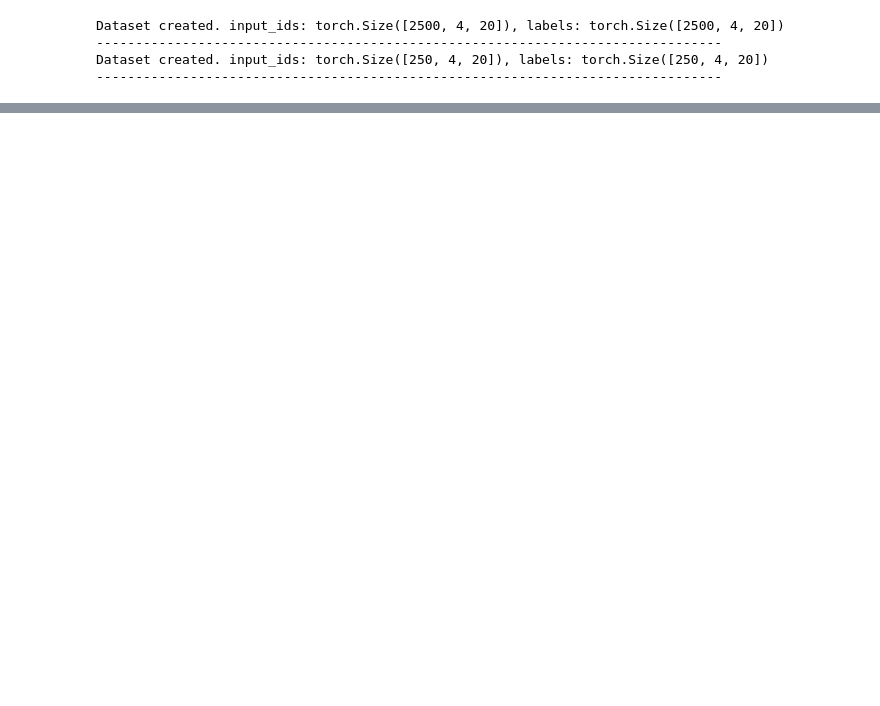
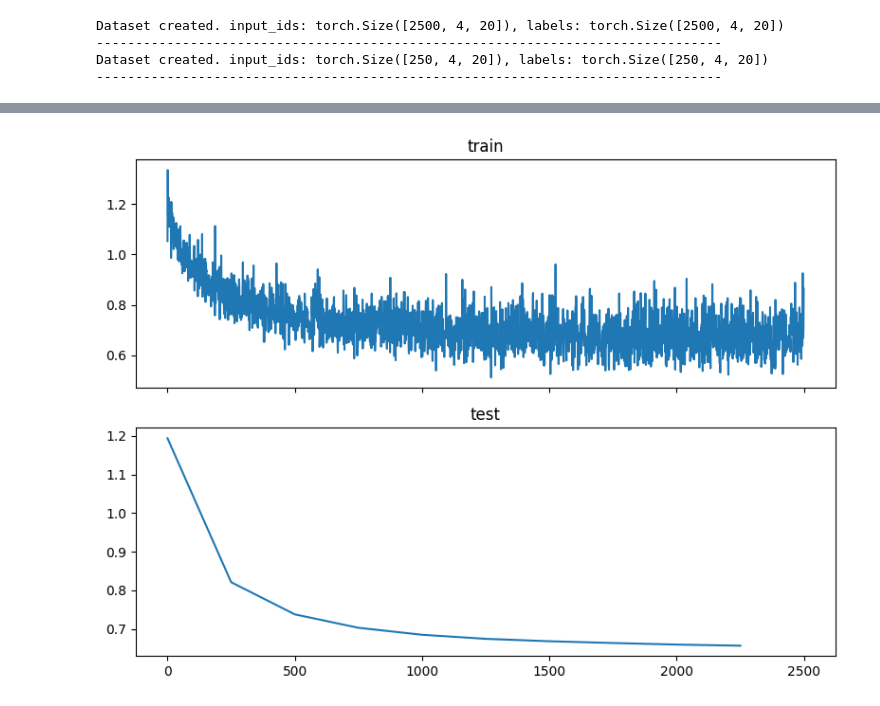
Before and after one commit to Mrozinskikj/BERT-Cumulative-Frequency, a Jupyter notebook: src/nlp_engineer_assignment/testing.ipynb, the cells around one changed output, grey strips where cells are left out. Cells and saved outputs as stored; diff of their text form; code cells hidden in the pictures; blank space fills up the shorter version.

Commit message:
added training plots
train_classifier plot stores train and test timeline data
plot_train function visualises with matplotlib

```diff
--- a/src/nlp_engineer_assignment/testing.ipynb
+++ b/src/nlp_engineer_assignment/testing.ipynb
@@ -98,7 +99,3 @@ test_inputs = read_inputs("../../data/test.txt")
 --------------------------------------------------------------------------------
 1000 lines read
 --------------------------------------------------------------------------------
-# %%
-tokeniser = Tokeniser()
-print(tokeniser.encode(train_inputs[0]))
-print(tokeniser.decode(tokeniser.encode(train_inputs[0])))
@@ -345,6 +333,6 @@ def evaluate(model : BERT, dataset_test: dict, loss_fn: nn.CrossEntropyLoss) ->
     return loss_average
 # %%
-def train_classifier(dataset_train: dict, dataset_test: dict, learning_rate: float = 1e-6, epochs: int = 1, eval_every: int = 10) -> BERT:
+def train_classifier(dataset_train: dict, dataset_test: dict, learning_rate: float = 1e-6, epochs: int = 1, eval_every: int = 250) -> BERT:
     """
     Creates and trains a BERT model for cumulative frequency classification given a training dataset.
 
@@ -369,6 +357,8 @@ def train_classifier(dataset_train: dict, dataset_test: dict, learning_rate: flo
     BERT
         The trained BERT model.
     """
+    plot_data = {'train':{'x':[],'y':[]}, 'test':{'x':[],'y':[]}} # dict storing x,y plot data for training progress
+
     model = BERT() # initialise model
     model.train() # set model to training mode
 
@@ -381,6 +371,8 @@ def train_classifier(dataset_train: dict, dataset_test: dict, learning_rate: flo
 
             if batch%eval_every == 0: # perform evaluation on test split at set intervals
                 loss_test = evaluate(model, dataset_test, loss_fn)
+                plot_data['test']['x'].append(batch)
+                plot_data['test']['y'].append(loss_test)
 
             logits = model(dataset_train['input_ids'][batch]) # forward pass to compute logits
             logits = logits.view(-1, logits.size(-1)) # flatten batch dimension: [batch_size * length, classes]
@@ -392,10 +384,22 @@ def train_classifier(dataset_train: dict, dataset_test: dict, learning_rate: flo
             loss.backward() # backpropagate to compute gradients
             optimiser.step() # update model weights
 
+            plot_data['train']['x'].append(batch)
+            plot_data['train']['y'].append(loss.item())
             print(f'step: {batch*(epoch+1)}/{batches*epochs} loss: {round(loss.item(),2)}')
 
-    return model
+    return model, plot_data
+# %%
+def plot_train(plot_data: dict):
+    fig, axs = plt.subplots(len(plot_data.keys()), 1, figsize=(8, 6), sharex=True) # create subplots
+
+    for p,plot in enumerate(plot_data.keys()): # plot x,y of each subplot in plot_data
+        axs[p].plot(plot_data[plot]['x'],plot_data[plot]['y'])
+        axs[p].set_title(plot)
+
+    plt.tight_layout()
+    plt.show()
 # %%
-train_classifier(dataset_train, dataset_test)
+model, plot_data = train_classifier(dataset_train, dataset_test)
 # %% [output]
 eval loss: 1.19
@@ -418,0 +422,4 @@ KeyboardInterrupt:
+# %%
+plot_train(plot_data)
+# %% [output]
+[figure, added]
```
Also changed, not shown: parts of 5 cells of this notebook.
